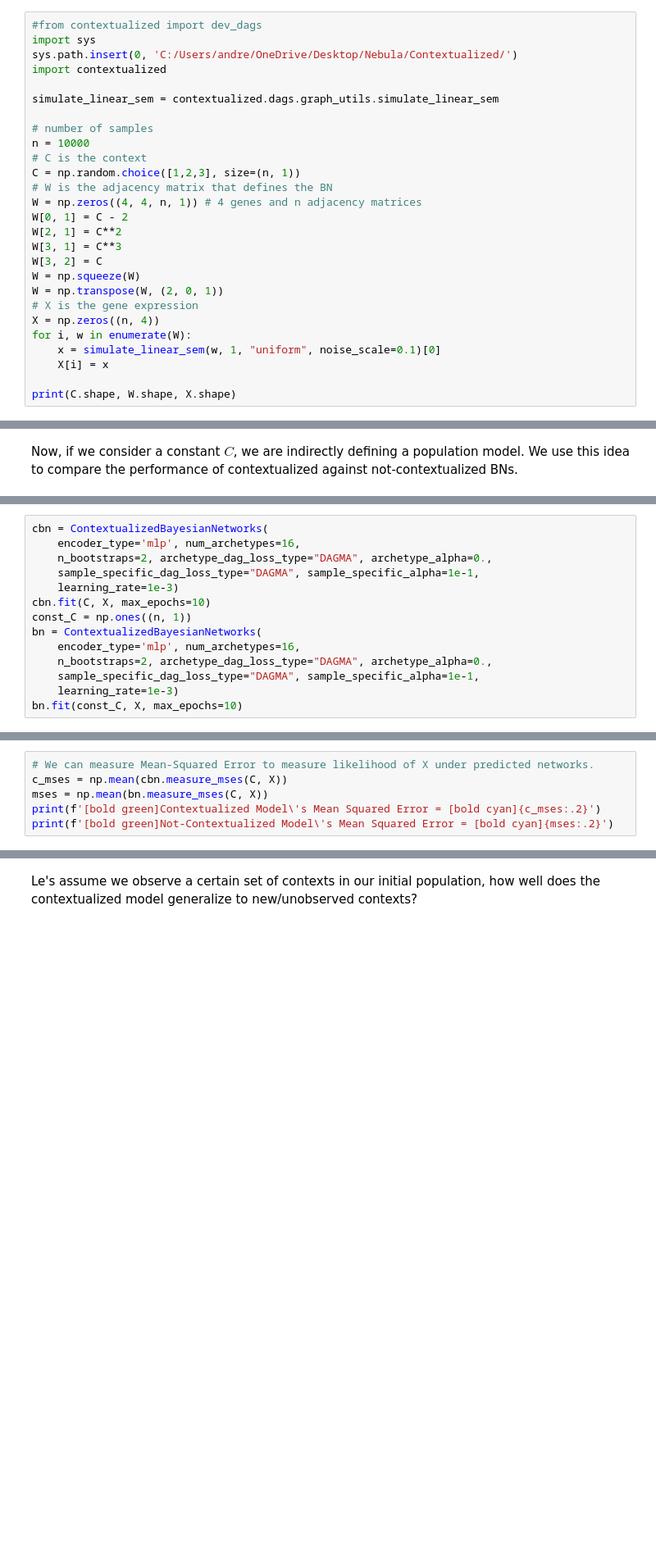
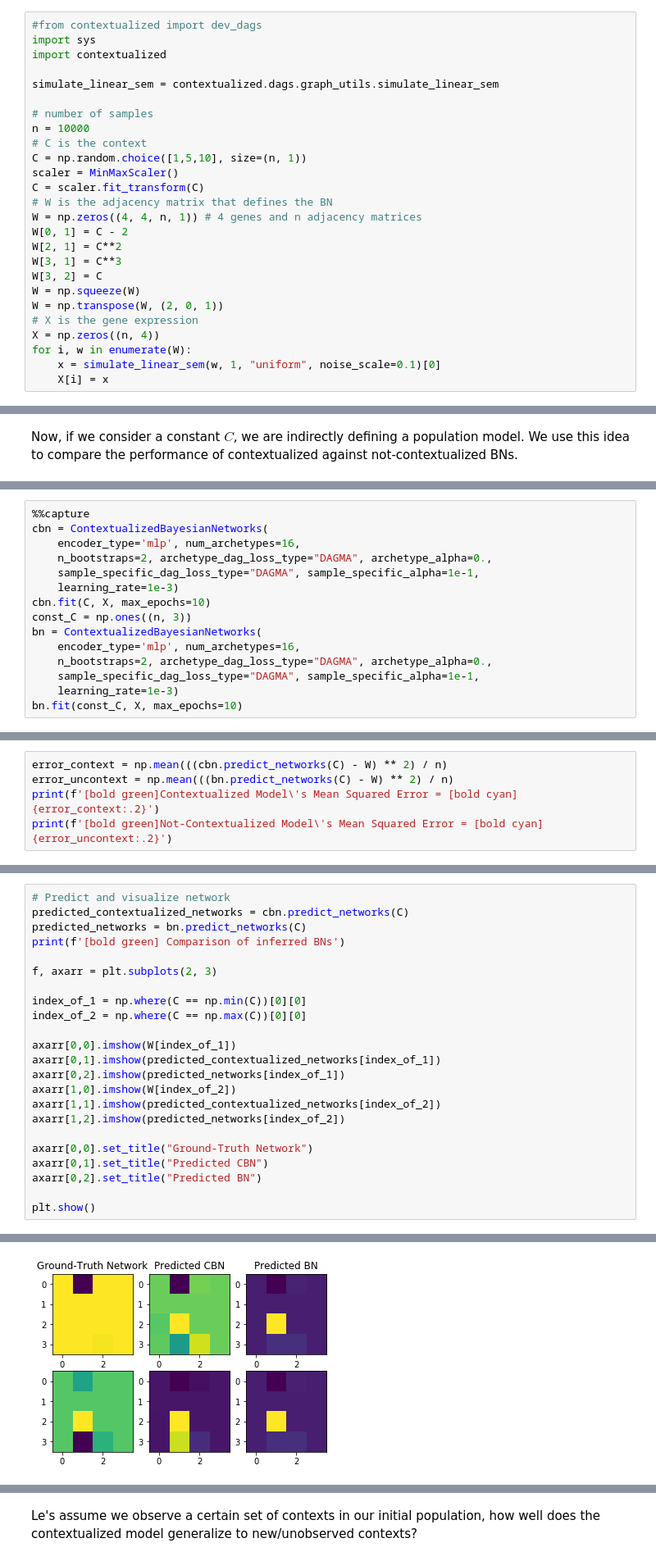
Before and after one commit to cnellington/Contextualized, a Jupyter notebook: docs/benefits_of_contextualized_ML.ipynb, the cells around one changed output, grey strips where cells are left out. Shown at 82% size. Cells and saved outputs as stored; diff of their text form; blank space fills up the shorter version.

```diff
--- a/docs/benefits_of_contextualized_ML.ipynb
+++ b/docs/benefits_of_contextualized_ML.ipynb
@@ -26,7 +27,6 @@ We then import the contextualized library, define $n$ simulated samples with con
 # %%
 #from contextualized import dev_dags
 import sys
-sys.path.insert(0, 'C:/Users/andre/OneDrive/Desktop/Nebula/Contextualized/')
 import contextualized
 
 simulate_linear_sem = contextualized.dags.graph_utils.simulate_linear_sem
@@ -34,7 +34,9 @@ simulate_linear_sem = contextualized.dags.graph_utils.simulate_linear_sem
 # number of samples
 n = 10000
 # C is the context
-C = np.random.choice([1,2,3], size=(n, 1))
+C = np.random.choice([1,5,10], size=(n, 1))
+scaler = MinMaxScaler()
+C = scaler.fit_transform(C)
 # W is the adjacency matrix that defines the BN
 W = np.zeros((4, 4, n, 1)) # 4 genes and n adjacency matrices
 W[0, 1] = C - 2
@@ -48,5 +50,3 @@ X = np.zeros((n, 4))
 for i, w in enumerate(W):
     x = simulate_linear_sem(w, 1, "uniform", noise_scale=0.1)[0]
     X[i] = x
-
-print(C.shape, W.shape, X.shape)
@@ -229,11 +189,12 @@ print(C.shape, W.shape, X.shape)
 # %%
+%%capture
 cbn = ContextualizedBayesianNetworks(
     encoder_type='mlp', num_archetypes=16,
     n_bootstraps=2, archetype_dag_loss_type="DAGMA", archetype_alpha=0.,
     sample_specific_dag_loss_type="DAGMA", sample_specific_alpha=1e-1,
     learning_rate=1e-3)
 cbn.fit(C, X, max_epochs=10)
-const_C = np.ones((n, 1))
+const_C = np.ones((n, 3))
 bn = ContextualizedBayesianNetworks(
     encoder_type='mlp', num_archetypes=16,
     n_bootstraps=2, archetype_dag_loss_type="DAGMA", archetype_alpha=0.,
@@ -260,8 +221,7 @@ HPU available: False, using: 0 HPUs
 0.008     Total estimated model params size (MB)
 # %%
-# We can measure Mean-Squared Error to measure likelihood of X under predicted networks.
-c_mses = np.mean(cbn.measure_mses(C, X))
-mses = np.mean(bn.measure_mses(C, X))
-print(f'[bold green]Contextualized Model\'s Mean Squared Error = [bold cyan]{c_mses:.2}')
-print(f'[bold green]Not-Contextualized Model\'s Mean Squared Error = [bold cyan]{mses:.2}')
+error_context = np.mean(((cbn.predict_networks(C) - W) ** 2) / n)
+error_uncontext = np.mean(((bn.predict_networks(C) - W) ** 2) / n)
+print(f'[bold green]Contextualized Model\'s Mean Squared Error = [bold cyan]{error_context:.2}')
+print(f'[bold green]Not-Contextualized Model\'s Mean Squared Error = [bold cyan]{error_uncontext:.2}')
 # %% [output]
@@ -269,0 +230,24 @@ Not-Contextualized Model's Mean Squared Error = 0.12
+# %%
+# Predict and visualize network
+predicted_contextualized_networks = cbn.predict_networks(C)
+predicted_networks = bn.predict_networks(C)
+print(f'[bold green] Comparison of inferred BNs')
+
+f, axarr = plt.subplots(2, 3)
+
+index_of_1 = np.where(C == np.min(C))[0][0]
+index_of_2 = np.where(C == np.max(C))[0][0]
+
+axarr[0,0].imshow(W[index_of_1])
+axarr[0,1].imshow(predicted_contextualized_networks[index_of_1])
+axarr[0,2].imshow(predicted_networks[index_of_1])
+axarr[1,0].imshow(W[index_of_2])
+axarr[1,1].imshow(predicted_contextualized_networks[index_of_2])
+axarr[1,2].imshow(predicted_networks[index_of_2])
+
+axarr[0,0].set_title("Ground-Truth Network")
+axarr[0,1].set_title("Predicted CBN")
+axarr[0,2].set_title("Predicted BN")
+
+plt.show()
+# %% [output]
@@ -269,0 +255 @@ Not-Contextualized Model's Mean Squared Error = 0.12
+[figure, added]
```
Also changed, not shown: parts of 26 cells of this notebook.
